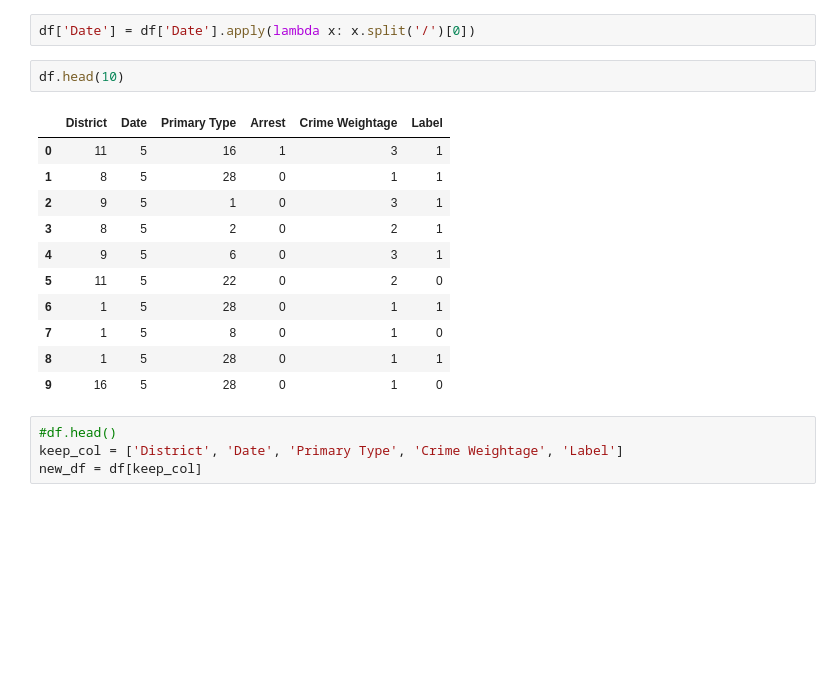
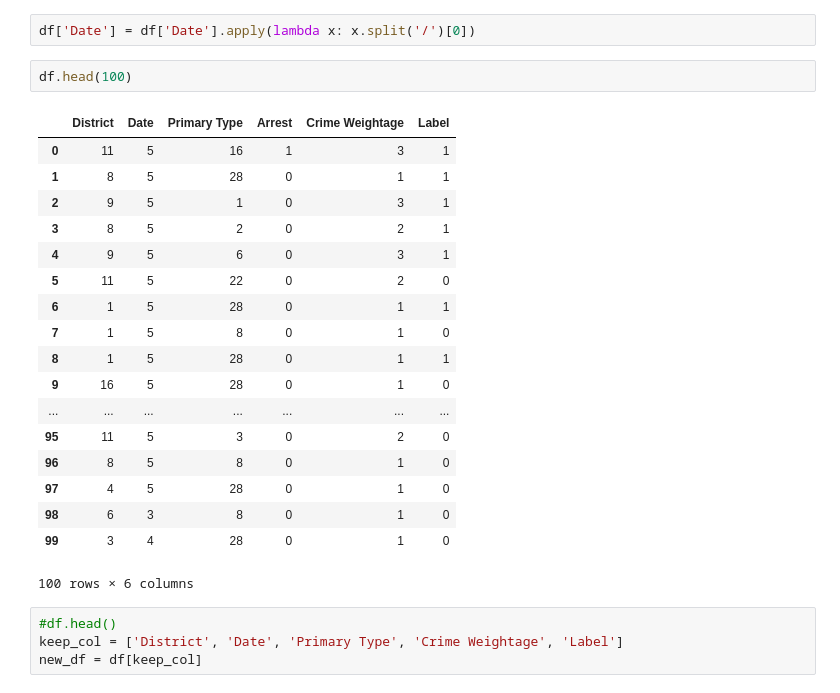
Before and after one commit to zee1159/Safe-Area-Prediction-Machine-Learning-Project, a Jupyter notebook: Data_Processing.ipynb, the cells around one changed output. Drawn from its saved outputs; the diff is of its cells as text; blank space fills up the shorter version.

```diff
--- a/Data_Processing.ipynb
+++ b/Data_Processing.ipynb
@@ -70,19 +70,26 @@ df["Arrest"] = arrest.fit_transform(df["Arrest"])
 # %%
 df['Date'] = df['Date'].apply(lambda x: x.split('/')[0])
 # %%
-df.head(10)
+df.head(100)
 # %% [output]
 |  | District | Date | Primary Type | Arrest | Crime Weightage | Label |
 | 0 | 11 | 5 | 16 | 1 | 3 | 1 |
 | 1 | 8 | 5 | 28 | 0 | 1 | 1 |
 | 2 | 9 | 5 | 1 | 0 | 3 | 1 |
 | 3 | 8 | 5 | 2 | 0 | 2 | 1 |
 | 4 | 9 | 5 | 6 | 0 | 3 | 1 |
 | 5 | 11 | 5 | 22 | 0 | 2 | 0 |
 | 6 | 1 | 5 | 28 | 0 | 1 | 1 |
 | 7 | 1 | 5 | 8 | 0 | 1 | 0 |
 | 8 | 1 | 5 | 28 | 0 | 1 | 1 |
 | 9 | 16 | 5 | 28 | 0 | 1 | 0 |
+| ... | ... | ... | ... | ... | ... | ... |
+| 95 | 11 | 5 | 3 | 0 | 2 | 0 |
+| 96 | 8 | 5 | 8 | 0 | 1 | 0 |
+| 97 | 4 | 5 | 28 | 0 | 1 | 0 |
+| 98 | 6 | 3 | 8 | 0 | 1 | 0 |
+| 99 | 3 | 4 | 28 | 0 | 1 | 0 |
+100 rows × 6 columns
 # %%
 #df.head()
 keep_col = ['District', 'Date', 'Primary Type', 'Crime Weightage', 'Label']
```
Also changed, not shown: parts of 3 cells of this notebook, 1 other file.
